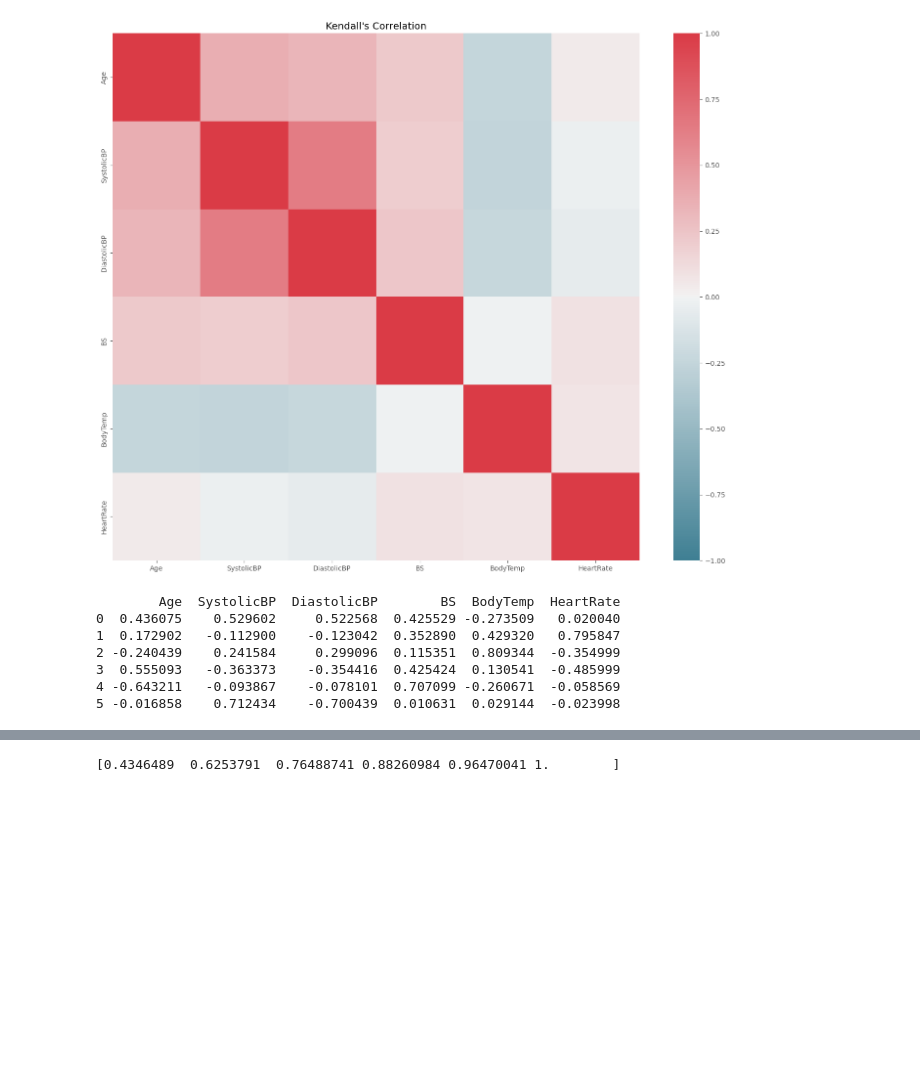
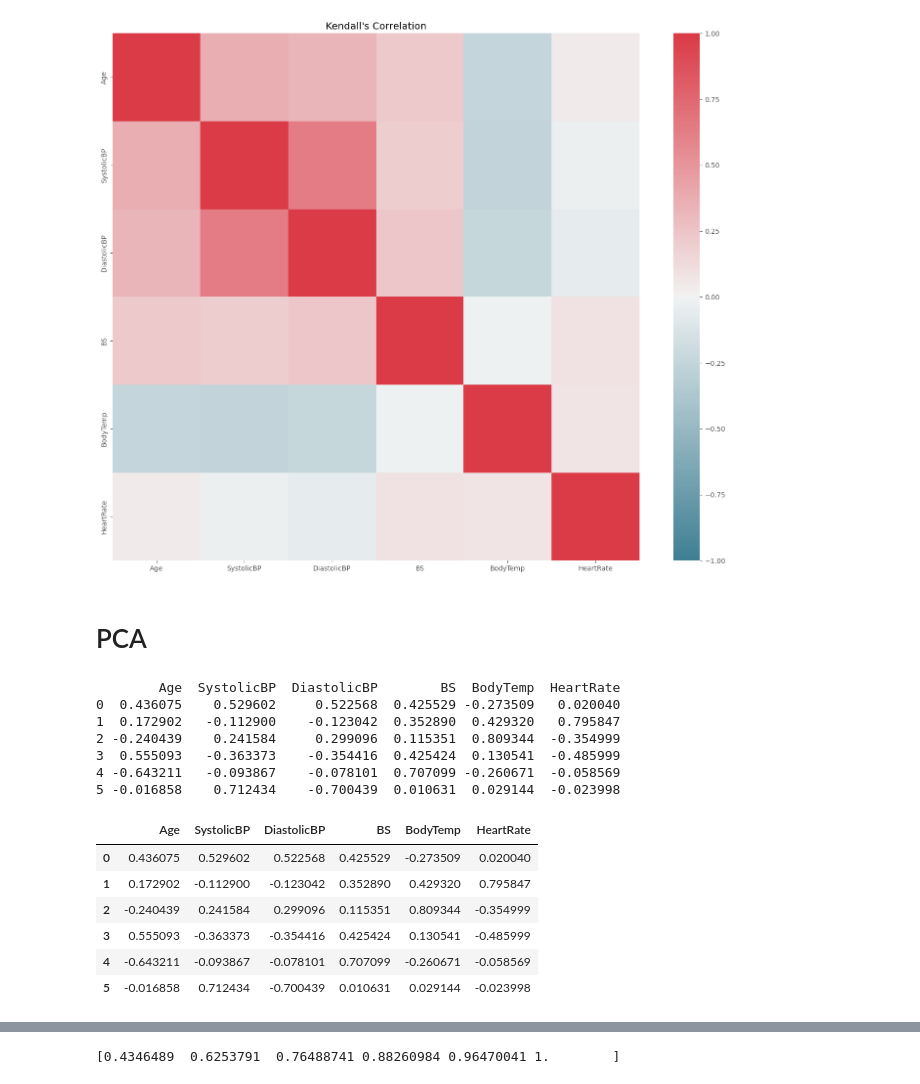
Before and after one commit to carrielfelipe/Machine_Learning_Preprocess_MLDB, a Jupyter notebook: Preprocesado_guiado_HealthRisk.ipynb, the cells around one changed output, grey strips where cells are left out. Saved outputs shown, nothing was run; the diff lists cells and outputs as text; code cells hidden in the pictures; blank space fills up the shorter version.

```diff
--- a/Preprocesado_guiado_HealthRisk.ipynb
+++ b/Preprocesado_guiado_HealthRisk.ipynb
@@ -167,6 +229,8 @@ plt.title("Kendall's Correlation")
 # %% [output]
 Text(0.5, 1.0, "Kendall's Correlation")
 [figure]
+# %% [markdown]
+# PCA
 # %%
 #PCA training
 # ==============================================================================
@@ -195,6 +259,16 @@ print(dat)
 3  0.555093   -0.363373    -0.354416  0.425424  0.130541  -0.485999
 4 -0.643211   -0.093867    -0.078101  0.707099 -0.260671  -0.058569
 5 -0.016858    0.712434    -0.700439  0.010631  0.029144  -0.023998
+# %%
+dat
+# %% [output]
+|  | Age | SystolicBP | DiastolicBP | BS | BodyTemp | HeartRate |
+| 0 | 0.436075 | 0.529602 | 0.522568 | 0.425529 | -0.273509 | 0.020040 |
+| 1 | 0.172902 | -0.112900 | -0.123042 | 0.352890 | 0.429320 | 0.795847 |
+| 2 | -0.240439 | 0.241584 | 0.299096 | 0.115351 | 0.809344 | -0.354999 |
+| 3 | 0.555093 | -0.363373 | -0.354416 | 0.425424 | 0.130541 | -0.485999 |
+| 4 | -0.643211 | -0.093867 | -0.078101 | 0.707099 | -0.260671 | -0.058569 |
+| 5 | -0.016858 | 0.712434 | -0.700439 | 0.010631 | 0.029144 | -0.023998 |
 # %%
 # Heatmap componentes
 # ==============================================================================
```
Also changed, not shown: parts of 6 cells of this notebook, 3 other files.
